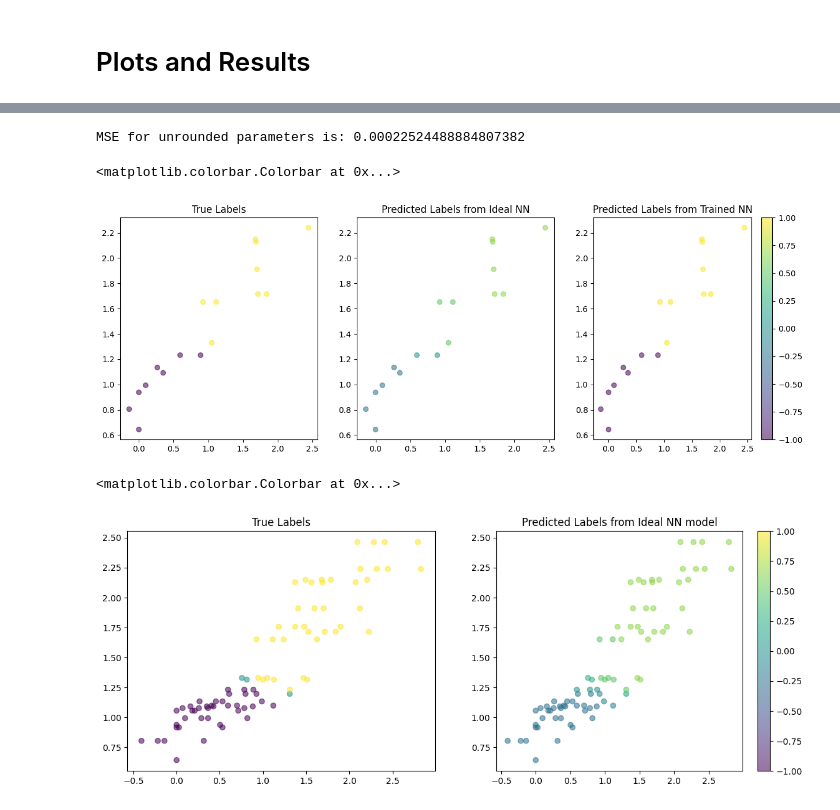
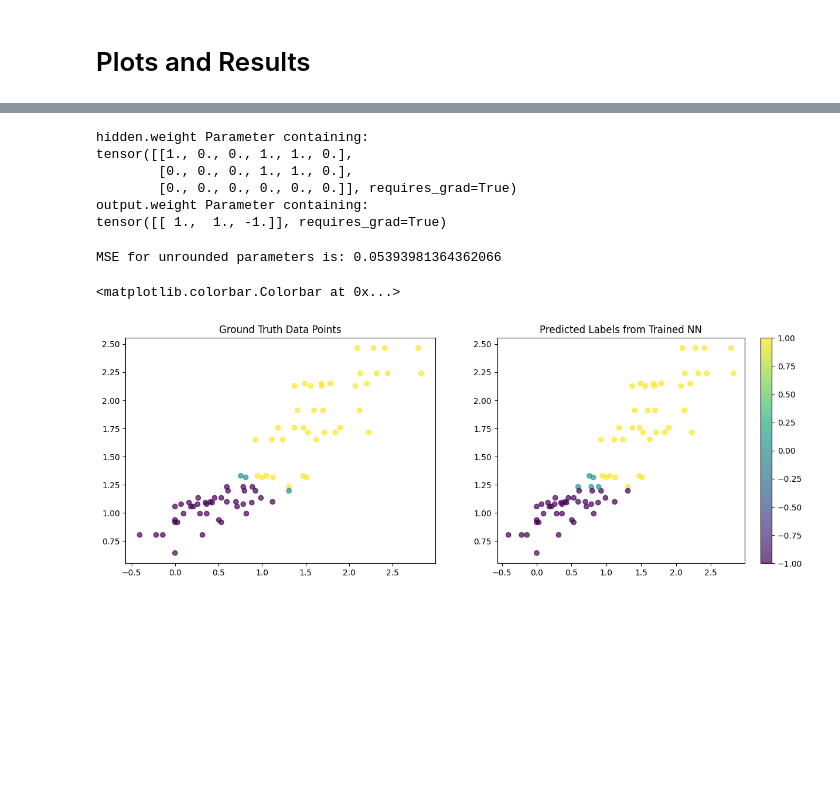
Before and after one commit to shahrzaddii/https---github.com-shahrzaddii-Sparsity, a Jupyter notebook: 82octet.ipynb, the cells around one changed output, grey strips where cells are left out. Cells and saved outputs as stored; diff of their text form; code cells hidden in the pictures; blank space fills up the shorter version.

Commit message:
modiefied traing algorithm. some idea from bengio

```diff
--- a/82octet.ipynb
+++ b/82octet.ipynb
@@ -19,7 +19,7 @@ def round_array_to_binary(arr, threshold=0.5):
     return np.where(arr >= threshold, 1, 0)
 # %%
 octet = pd.read_csv('octet.csv')
-octet_selected = octet[['rp(A)', 'rp(B)', 'rs(A)']]
+octet_selected = octet[['Delta E', 'rp(A)', 'rp(B)', 'rs(A)']]
 # octet_selected['sigma'] = octet_selected['rp(A)']-octet_selected['rp(B)']
 octet_sel = pd.DataFrame()
 octet_sel.loc[:, 'sigma'] = octet_selected['rp(A)']-octet_selected['rp(B)']
@@ -180,11 +185,13 @@ class RegressionModel(nn.Module):
 input_size = 6
 hidden_size = 3
 output_size = 1
-alpha = 0.0001
 
-model_ideal = RegressionModel(input_size, hidden_size, output_size, alpha=alpha, idealmodel=True)
-for name, param in model_ideal.named_parameters():
+model = RegressionModel(input_size, hidden_size, output_size, bias=False)
+
+weights = []
+for name, param in model.named_parameters():
+    if name != 'output.weight':
+        param.data = torch.randint(-1, 2, size=param.size(), dtype=torch.float32)
+    weights.append(param.detach().numpy())
     print(name, param)
-
-y_prediction_groundtruth = model_ideal.predict(X)
 # %% [output]
@@ -199,14 +203,0 @@ tensor([[ 1.,  1., -1.]], requires_grad=True)
-# %%
-np.random.seed(19680801)
-yaxis = [octet_selected['RS_ZB'], y_prediction_groundtruth]
-axs_title = ['True Labels', 'Predicted Labels from Ideal NN model']
-fig, axs = plt.subplots(1, 2, figsize=(12, 5))
-
-for col in range(2):
-    ax = axs[col]
-    pcm = ax.scatter(octet_selected['sigma'],octet_selected['rs(A)'], c=yaxis[col], cmap='viridis', alpha = 0.55, vmin=-1, vmax=1)
-    ax.set_title(axs_title[col])
-
-fig.colorbar(pcm)
-
-print(f'MSE for ideal NN is: {(np.mean((y-y_prediction_groundtruth)**2))}')
@@ -281,22 +278,35 @@ tensor([[-1.0034, -0.0241,  1.0254]], requires_grad=True)
+# %%
+model.round_parameters(hidden=True, output=True)
+for name, param in model.named_parameters():
+    # weights.append(param.detach().numpy())
+    print(name, param)
+# %% [output]
+hidden.weight Parameter containing:
+tensor([[1., 0., 0., 1., 1., 0.],
+        [0., 0., 0., 1., 1., 0.],
+        [0., 0., 0., 0., 0., 0.]], requires_grad=True)
+output.weight Parameter containing:
+tensor([[ 1.,  1., -1.]], requires_grad=True)
 # %%
-y_pred = model.predict(X_test)
-y_test = y_test.reshape(-1,1)
-print(f'MSE for unrounded parameters is: {(np.mean((y_test-y_pred)**2))}')
+y_pred = model.predict(X_train)
+y_train = y_train.reshape(-1,1)
+print(f'MSE for unrounded parameters is: {(np.mean((y_train-y_pred)**2))}')
 # %% [output]
-MSE for unrounded parameters is: 0.00022524488884807382
+MSE for unrounded parameters is: 0.05393981364362066
 # %%
 np.random.seed(19680801)
-yaxis = [y_test, y_prediction_groundtruth[test_ind], y_pred]
-axs_title = ['True Labels', 'Predicted Labels from Ideal NN', 'Predicted Labels from Trained NN']
-fig, axs = plt.subplots(1, 3, figsize=(15, 5))
+# yaxis = [np.where(y_train>0.0, 1, -1),np.where(y_pred>0.0, 1, -1)]
+yaxis = [y_train,y_pred]
+axs_title = ['Ground Truth Data Points', 'Predicted Labels from Trained NN']
+fig, axs = plt.subplots(1, 2, figsize=(15, 5))
 
-for col in range(3):
+for col in range(2):
     ax = axs[col]
-    pcm = ax.scatter(octet_selected['sigma'][test_ind],octet_selected['rs(A)'][test_ind], c=yaxis[col], cmap='viridis',  alpha=0.55, vmin=-1, vmax=1)
+    pcm = ax.scatter(octet_selected['sigma'][train_ind],octet_selected['rs(A)'][train_ind], c=yaxis[col], cmap='viridis',  alpha=0.7, vmin=-1, vmax=1)
     ax.set_title(axs_title[col])
 
 # fig.suptitle('Prediction over Test Points')
 fig.colorbar(pcm)
 # %% [output]
 <matplotlib.colorbar.Colorbar at 0x...>
-[figure, old version]
+[figure, new version]
@@ -366,15 +312,0 @@ y_model1_ideal = model1_ideal.predict(X)
-# %%
-np.random.seed(19680801)
-yaxis = [octet_selected['RS_ZB'], y_model1_ideal]
-axs_title = ['True Labels', 'Predicted Labels from Ideal NN model']
-fig, axs = plt.subplots(1, 2, figsize=(14, 5))
-
-for col in range(2):
-    ax = axs[col]
-    pcm = ax.scatter(octet_selected['sigma'],octet_selected['rs(A)'], c=yaxis[col], cmap='viridis', alpha = 0.55, vmin=-1, vmax=1)
-    ax.set_title(axs_title[col])
-
-fig.colorbar(pcm)
-# %% [output]
-<matplotlib.colorbar.Colorbar at 0x...>
-[figure, removed]
```
Also changed, not shown: parts of 21 cells of this notebook, 1 other file.
